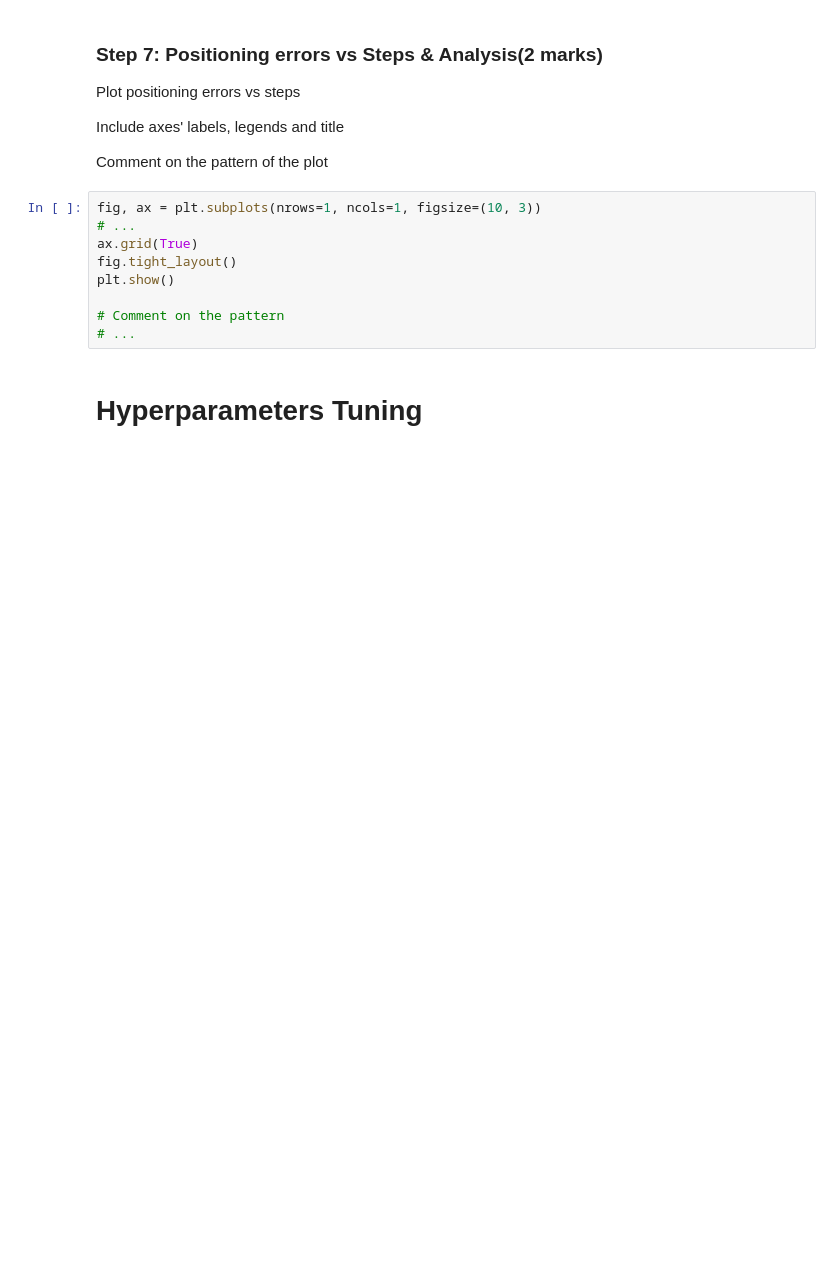
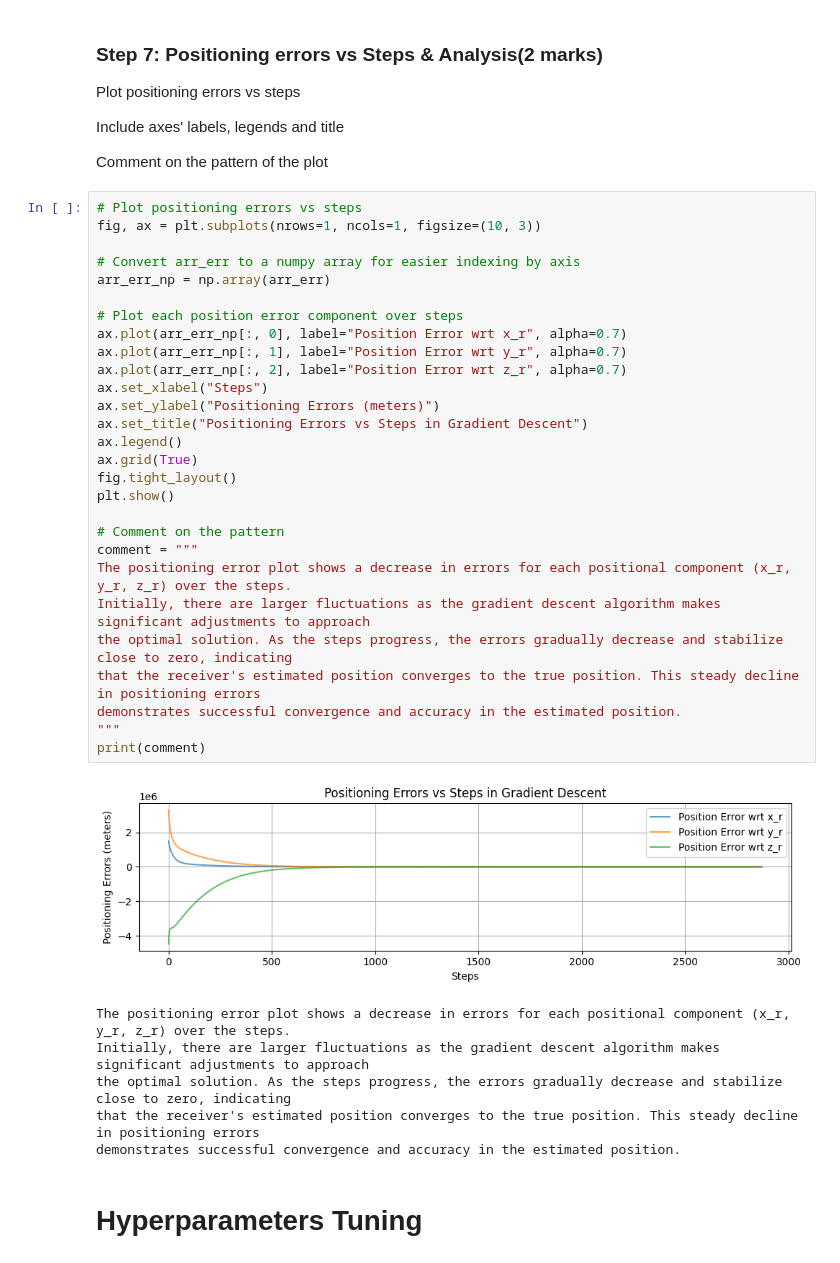
Before and after one commit to ShaikhSikanderAli/engg680_2024_fall, a Jupyter notebook: Lab_Assignment3/Assignment3.ipynb, the cells around one changed output. Saved outputs shown, nothing was run; the diff lists cells and outputs as text; blank space fills up the shorter version.

```diff
--- a/Lab_Assignment3/Assignment3.ipynb
+++ b/Lab_Assignment3/Assignment3.ipynb
@@ -319,15 +370,41 @@ Plot positioning errors vs steps
 Include axes' labels, legends and title
 
 Comment on the pattern of the plot
-# %%
-fig, ax = plt.subplots(nrows=1, ncols=1, figsize=(10, 3))
-# ...
-ax.grid(True)
-fig.tight_layout()
-plt.show()
-
-# Comment on the pattern
-# ...
+# %%
+# Plot positioning errors vs steps
+fig, ax = plt.subplots(nrows=1, ncols=1, figsize=(10, 3))
+
+# Convert arr_err to a numpy array for easier indexing by axis
+arr_err_np = np.array(arr_err)
+
+# Plot each position error component over steps
+ax.plot(arr_err_np[:, 0], label="Position Error wrt x_r", alpha=0.7)
+ax.plot(arr_err_np[:, 1], label="Position Error wrt y_r", alpha=0.7)
+ax.plot(arr_err_np[:, 2], label="Position Error wrt z_r", alpha=0.7)
+ax.set_xlabel("Steps")
+ax.set_ylabel("Positioning Errors (meters)")
+ax.set_title("Positioning Errors vs Steps in Gradient Descent")
+ax.legend()
+ax.grid(True)
+fig.tight_layout()
+plt.show()
+
+# Comment on the pattern
+comment = """
+The positioning error plot shows a decrease in errors for each positional component (x_r, y_r, z_r) over the steps.
+Initially, there are larger fluctuations as the gradient descent algorithm makes significant adjustments to approach
+the optimal solution. As the steps progress, the errors gradually decrease and stabilize close to zero, indicating
+that the receiver's estimated position converges to the true position. This steady decline in positioning errors
+demonstrates successful convergence and accuracy in the estimated position.
+"""
+print(comment)
+# %% [output]
+[figure, added]
+The positioning error plot shows a decrease in errors for each positional component (x_r, y_r, z_r) over the steps.
+Initially, there are larger fluctuations as the gradient descent algorithm makes significant adjustments to approach
+the optimal solution. As the steps progress, the errors gradually decrease and stabilize close to zero, indicating
+that the receiver's estimated position converges to the true position. This steady decline in positioning errors
+demonstrates successful convergence and accuracy in the estimated position.
 # %% [markdown]
 # Hyperparameters Tuning
 # %% [markdown]
```
Also changed, not shown: parts of 5 cells of this notebook.
